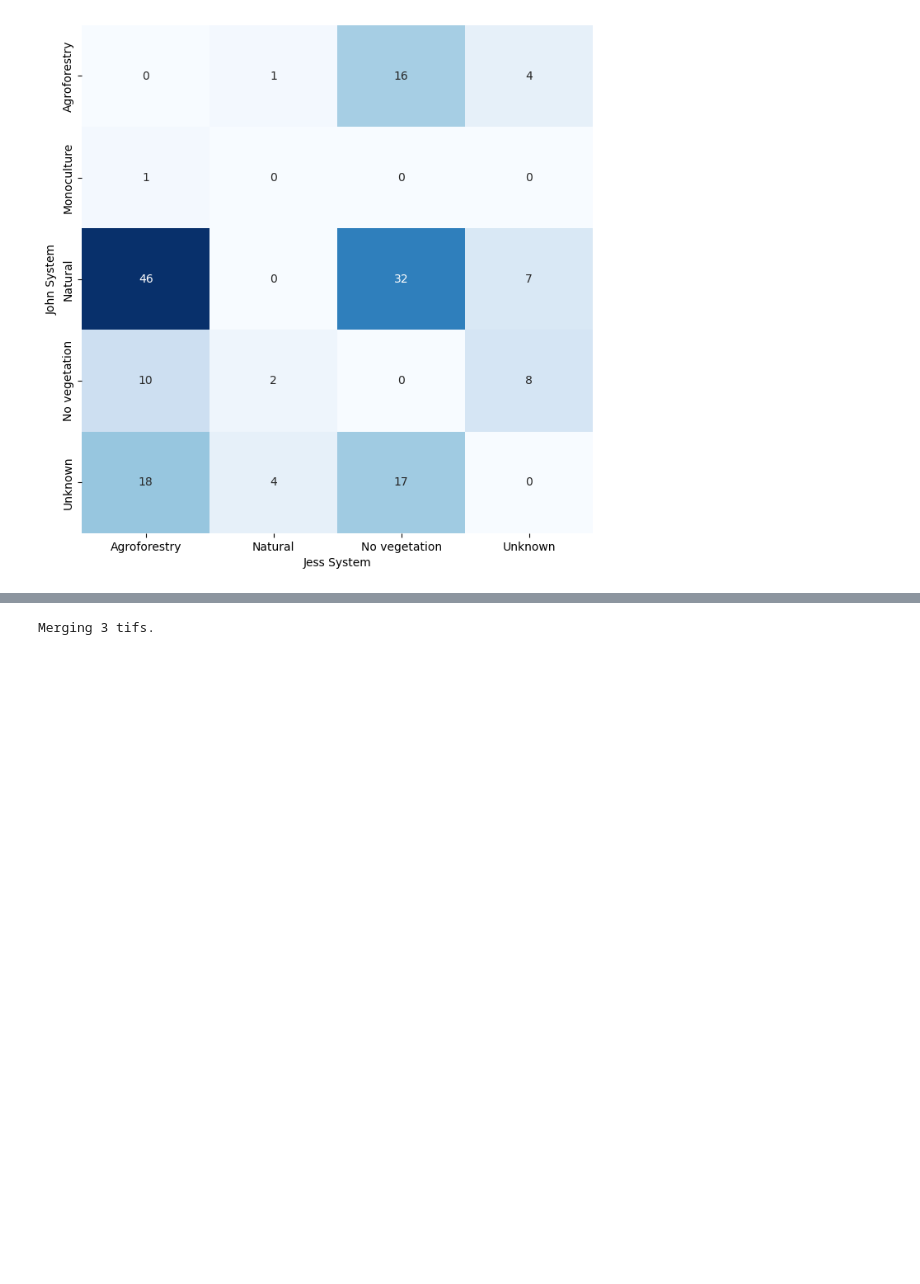
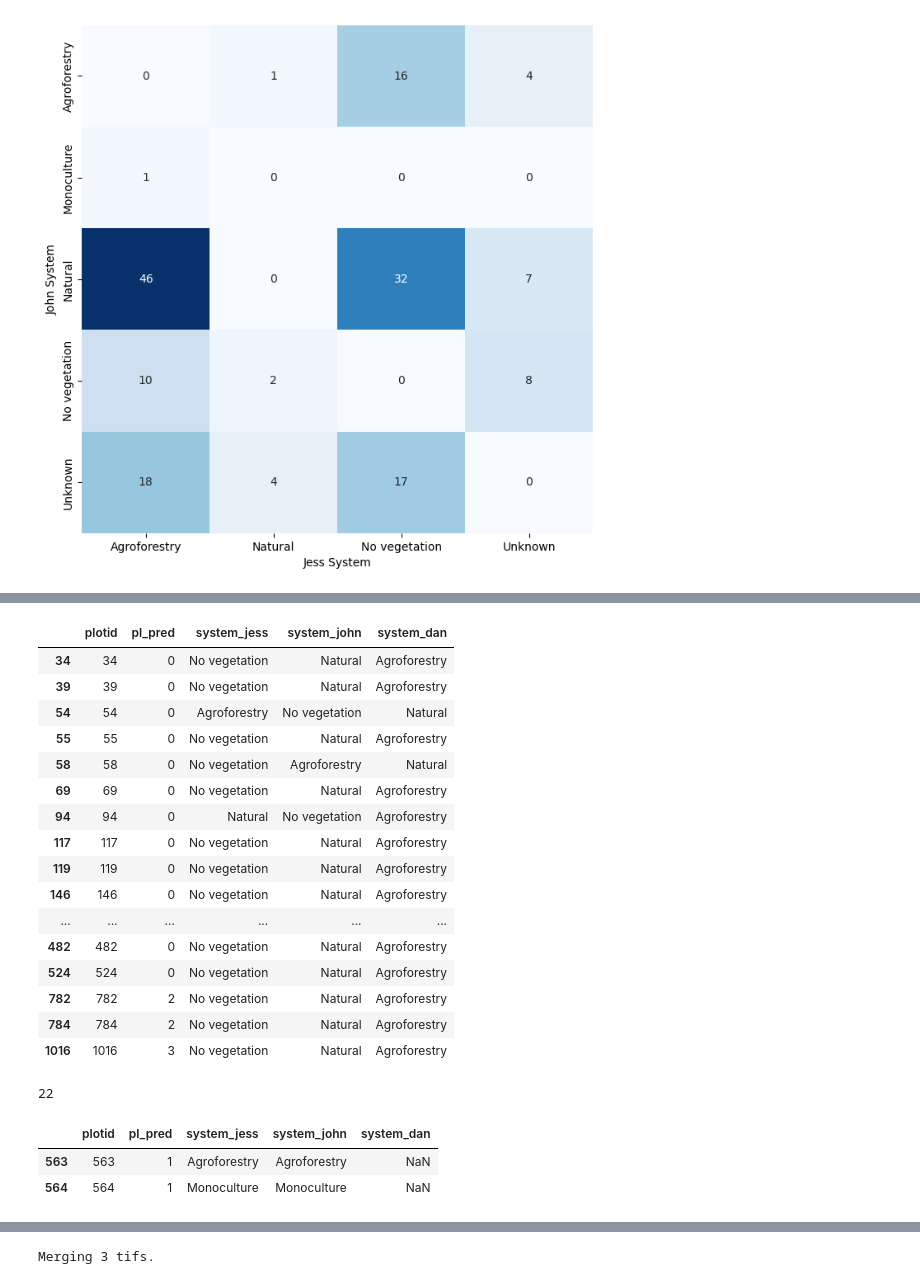
Before and after one commit to wri/plantation_classifier, a Jupyter notebook: notebooks/modeling/validation.ipynb, the cells around one changed output, grey strips where cells are left out. Cells and saved outputs as stored; diff of their text form; code cells hidden in the pictures; blank space fills up the shorter version.

```diff
--- a/notebooks/modeling/validation.ipynb
+++ b/notebooks/modeling/validation.ipynb
@@ -275,0 +347,17 @@ Classification F1-score 65.2%
+# %%
+# things to check
+# were there any situations where john, jess and dan disagree
+df1 = confirm_ready(jess1)
+df2 = confirm_ready(john1)
+df3 = daniel1.rename(columns={"System": "system"})
+df3 = df3[['plotid', 'system']]
+consensus = df1.merge(df2[['plotid', 'system', 'pl_pred']],
+                      on='plotid',
+                      suffixes=('_jess', '_john'))
+consensus = consensus.merge(df3,
+                            on='plotid',
+                            how='left',
+                            suffixes=('', '_dan'))
+consensus.rename(columns={'system': 'system_dan',
+                         'pl_pred_jess':'pl_pred'}, inplace=True)
+df = consensus[['plotid', 'pl_pred', 'system_jess','system_john', 'system_dan']]
@@ -275,0 +379,38 @@ Classification F1-score 65.2%
+# %%
+a = df[~df.system_dan.isna()]
+a = a[
+    (df['system_jess'] != df['system_john']) &
+    (df['system_jess'] != df['system_dan']) &
+    (df['system_john'] != df['system_dan'])
+]
+# %%
+a
+# %% [output]
+|  | plotid | pl_pred | system_jess | system_john | system_dan |
+| 34 | 34 | 0 | No vegetation | Natural | Agroforestry |
+| 39 | 39 | 0 | No vegetation | Natural | Agroforestry |
+| 54 | 54 | 0 | Agroforestry | No vegetation | Natural |
+| 55 | 55 | 0 | No vegetation | Natural | Agroforestry |
+| 58 | 58 | 0 | No vegetation | Agroforestry | Natural |
+| 69 | 69 | 0 | No vegetation | Natural | Agroforestry |
+| 94 | 94 | 0 | Natural | No vegetation | Agroforestry |
+| 117 | 117 | 0 | No vegetation | Natural | Agroforestry |
+| 119 | 119 | 0 | No vegetation | Natural | Agroforestry |
+| 146 | 146 | 0 | No vegetation | Natural | Agroforestry |
+| ... | ... | ... | ... | ... | ... |
+| 482 | 482 | 0 | No vegetation | Natural | Agroforestry |
+| 524 | 524 | 0 | No vegetation | Natural | Agroforestry |
+| 782 | 782 | 2 | No vegetation | Natural | Agroforestry |
+| 784 | 784 | 2 | No vegetation | Natural | Agroforestry |
+| 1016 | 1016 | 3 | No vegetation | Natural | Agroforestry |
+# %%
+len(a)
+# %% [output]
+22
+# %%
+# what were the labels for all the monoculture classes
+df[df.pl_pred == 1]
+# %% [output]
+|  | plotid | pl_pred | system_jess | system_john | system_dan |
+| 563 | 563 | 1 | Agroforestry | Agroforestry | NaN |
+| 564 | 564 | 1 | Monoculture | Monoculture | NaN |
```
Also changed, not shown: parts of 21 cells of this notebook.
